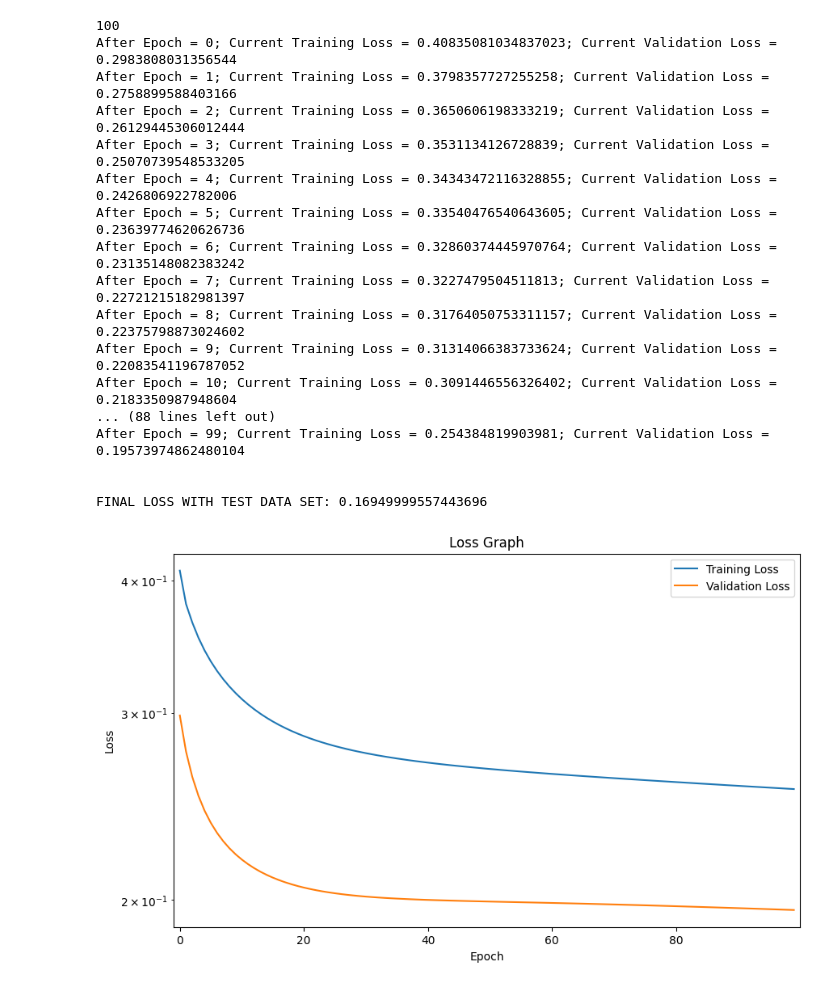
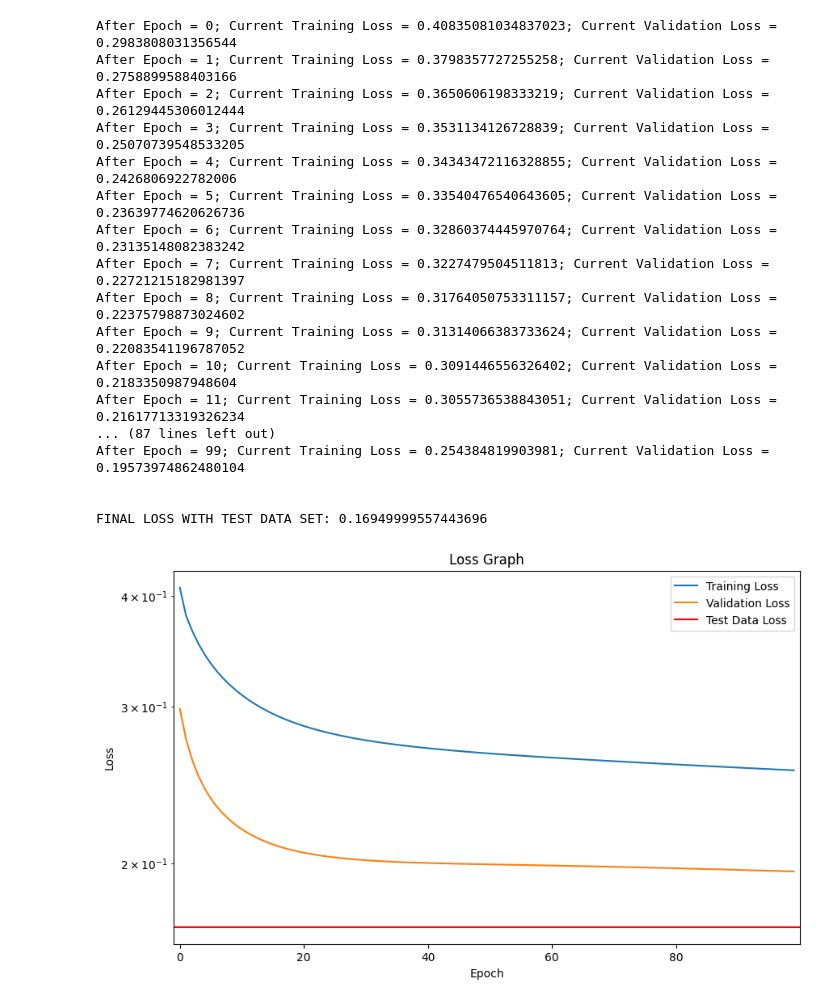
Before and after one commit to agamjots05/CS133, a Jupyter notebook: hw1/hw1.ipynb, the cells around one changed output. Saved outputs shown, nothing was run; the diff lists cells and outputs as text; code cells hidden in the pictures.

```diff
--- a/hw1/hw1.ipynb
+++ b/hw1/hw1.ipynb
@@ -12,7 +12,6 @@ y_test = testArr['arousal']
 
 x_test = x_test.values.tolist()
 y_test = y_test.values.tolist()
-print(len(y_test))
 
 # seperating x and y values accordingly and initializing values needed later
 X_train = trainingArr.drop('arousal', axis=1)
@@ -44,9 +43,9 @@ for epoch in range(epochs):
             weights[j] -= learningRate * gradient
 
     for i in range(len(X_val)):
-            X_row = X_val[i]
-            y_hat = np.dot(weights, X_row)
-            validation_loss += ((y_val[i] - y_hat) ** 2)
+        X_row = X_val[i]
+        y_hat = np.dot(weights, X_row)
+        validation_loss += ((y_val[i] - y_hat) ** 2)
 
 
     #adding avgLoss into my trainingLoss array
@@ -70,33 +69,34 @@ avg_final_loss = testSet_loss / len(x_test)
 print(f"\n\nFINAL LOSS WITH TEST DATA SET: {avg_final_loss}")
 
 plt.figure(figsize=(10, 6))
 plt.plot(range(epochs), training_loss_history, label = 'Training Loss')
 plt.plot(range(epochs), validation_loss_history, label = 'Validation Loss')
+plt.axhline(y=avg_final_loss, color='r', label='Test Data Loss')
 plt.title('Loss Graph')
 plt.xlabel('Epoch')
 plt.ylabel('Loss')
 plt.legend()
 
 # Add some styling to make it more readable
 plt.yscale('log')  # Use log scale if loss values vary widely
 plt.margins(x=0.01)  # Reduce horizontal margins
 plt.show()
 # %% [output]
-100
 After Epoch = 0; Current Training Loss = 0.40835081034837023; Current Validation Loss = 0.2983808031356544
 After Epoch = 1; Current Training Loss = 0.3798357727255258; Current Validation Loss = 0.2758899588403166
 After Epoch = 2; Current Training Loss = 0.3650606198333219; Current Validation Loss = 0.26129445306012444
 After Epoch = 3; Current Training Loss = 0.3531134126728839; Current Validation Loss = 0.25070739548533205
 After Epoch = 4; Current Training Loss = 0.34343472116328855; Current Validation Loss = 0.2426806922782006
 After Epoch = 5; Current Training Loss = 0.33540476540643605; Current Validation Loss = 0.23639774620626736
 After Epoch = 6; Current Training Loss = 0.32860374445970764; Current Validation Loss = 0.23135148082383242
 After Epoch = 7; Current Training Loss = 0.3227479504511813; Current Validation Loss = 0.22721215182981397
 After Epoch = 8; Current Training Loss = 0.31764050753311157; Current Validation Loss = 0.22375798873024602
 After Epoch = 9; Current Training Loss = 0.31314066383733624; Current Validation Loss = 0.22083541196787052
 After Epoch = 10; Current Training Loss = 0.3091446556326402; Current Validation Loss = 0.2183350987948604
-... (88 lines left out)
+After Epoch = 11; Current Training Loss = 0.3055736538843051; Current Validation Loss = 0.21617713319326234
+... (87 lines left out)
 After Epoch = 99; Current Training Loss = 0.254384819903981; Current Validation Loss = 0.19573974862480104
 
 
 FINAL LOSS WITH TEST DATA SET: 0.16949999557443696
-[figure, old version]
+[figure, new version]
```
Also changed, not shown: 5 other files.
